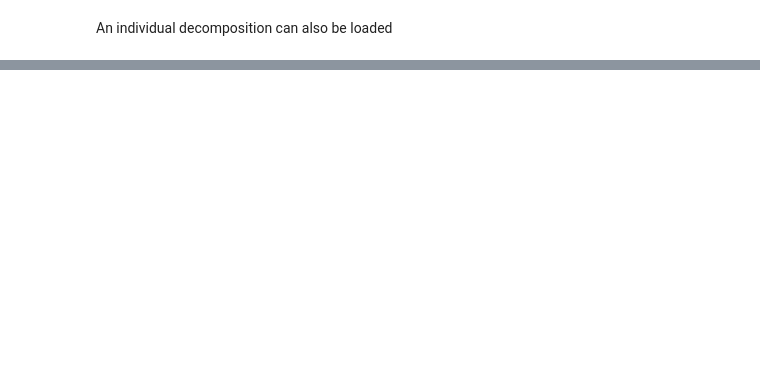
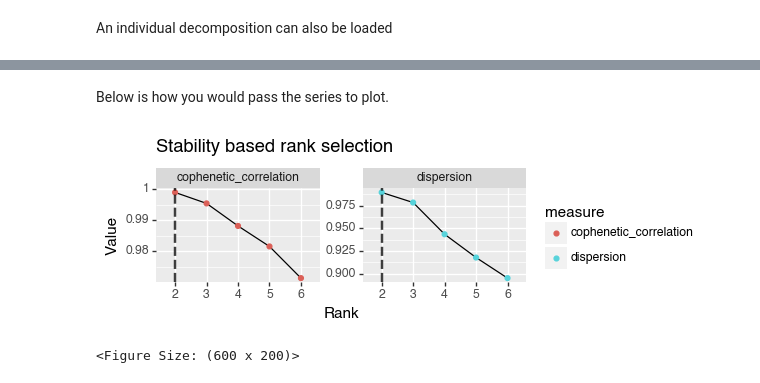
Before and after one commit to apduncan/cvanmf, a Jupyter notebook: docs/example.ipynb, the cells around one changed output, grey strips where cells are left out. Cells and saved outputs as stored; diff of their text form; code cells hidden in the pictures; blank space fills up the shorter version.

```diff
--- a/docs/example.ipynb
+++ b/docs/example.ipynb
@@ -337,0 +354,6 @@ Decomposition[rank=5, beta_divergence=14.9]
+# %%
+from cvanmf.denovo import dispersion, cophenetic_correlation, plot_stability_rank_selection
+import plotnine as pn
+
+dispersion_series = dispersion(rs_decomps)
+cophenetic_series = cophenetic_correlation(rs_decomps)
@@ -337,0 +387,7 @@ Decomposition[rank=5, beta_divergence=14.9]
+# %% [markdown]
+Below is how you would pass the series to plot.
+# %%
+plot_stability_rank_selection(series=[cophenetic_series, dispersion_series]) + pn.theme(figure_size=(6, 2))
+# %% [output]
+[figure, added]
+<Figure Size: (600 x 200)>
```
Also changed, not shown: parts of 27 cells of this notebook, 2 other files.
